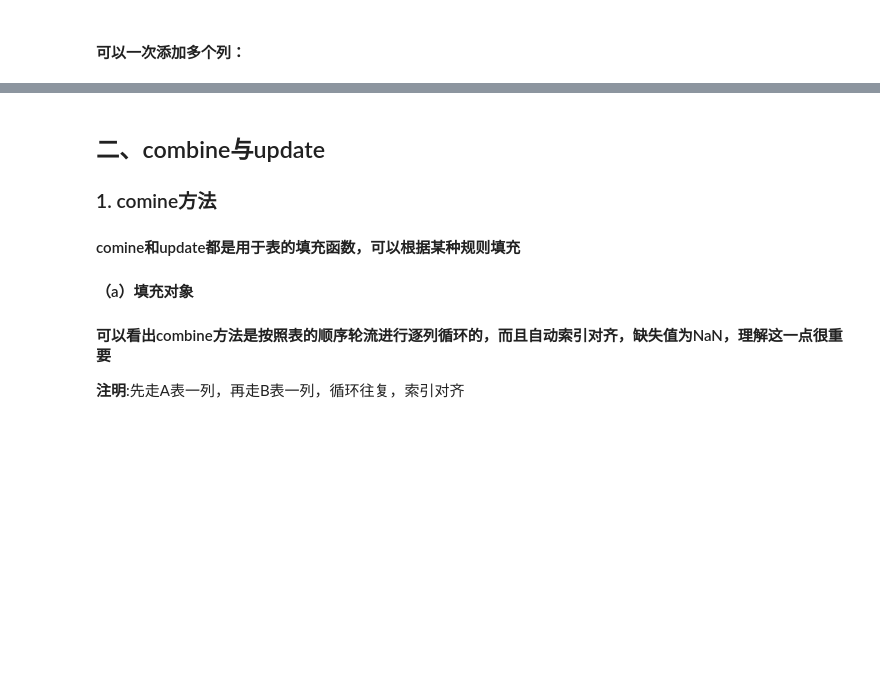
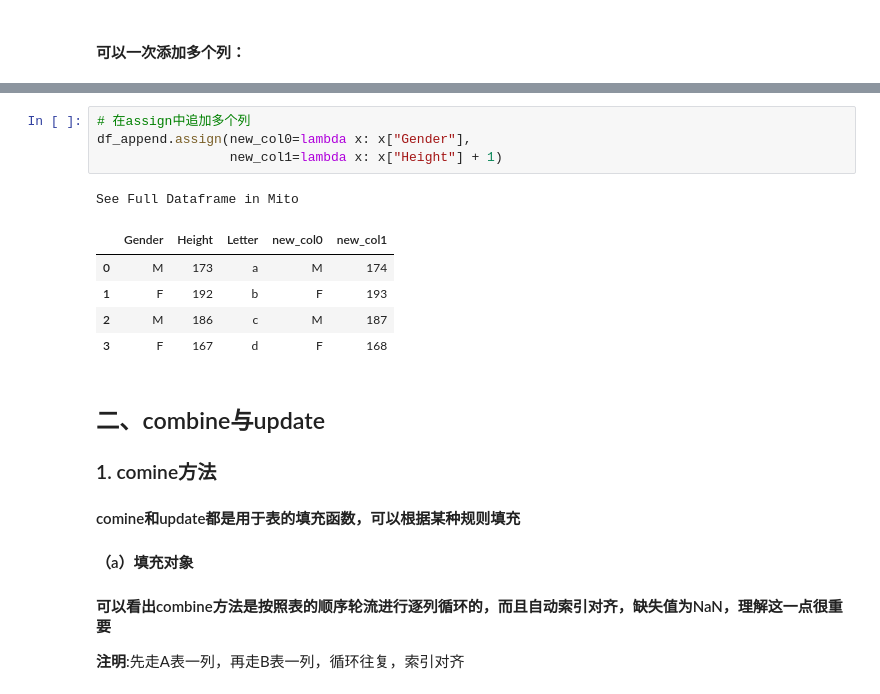
Before and after one commit to Gavince/Python, a Jupyter notebook: 数据分析/Pandas/joyful-pandas/第5章 合并.ipynb, the cells around one changed output, grey strips where cells are left out. Drawn from its saved outputs; the diff is of its cells as text; blank space fills up the shorter version.

```diff
--- a/数据分析/Pandas/joyful-pandas/第5章 合并.ipynb
+++ b/数据分析/Pandas/joyful-pandas/第5章 合并.ipynb
@@ -113,6 +150,17 @@ df_append
 | 1 | F | 192 | b |
 | 2 | M | 186 | c |
 | 3 | F | 167 | d |
+# %%
+# 在assign中追加多个列
+df_append.assign(new_col0=lambda x: x["Gender"],
+                 new_col1=lambda x: x["Height"] + 1)
+# %% [output]
+See Full Dataframe in Mito
+|  | Gender | Height | Letter | new_col0 | new_col1 |
+| 0 | M | 173 | a | M | 174 |
+| 1 | F | 192 | b | F | 193 |
+| 2 | M | 186 | c | M | 187 |
+| 3 | F | 167 | d | F | 168 |
 # %% [markdown]
 ## 二、combine与update
 ### 1. comine方法
```
Also changed, not shown: parts of 65 cells of this notebook, 6 other files.
